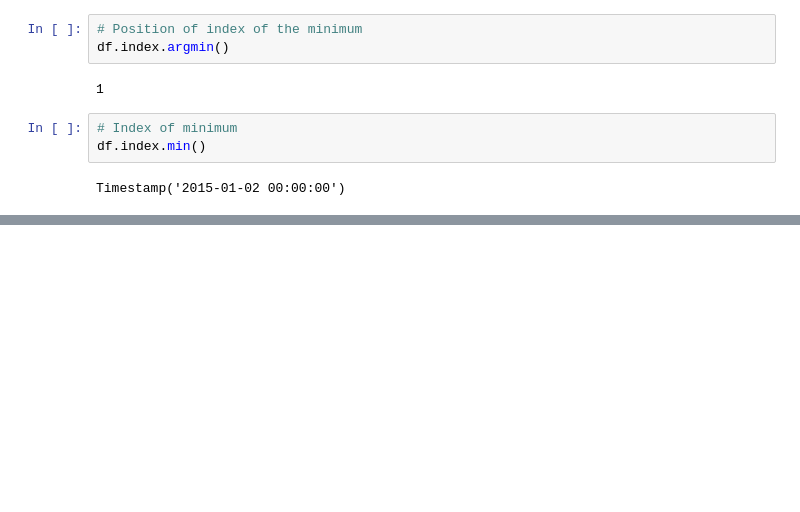
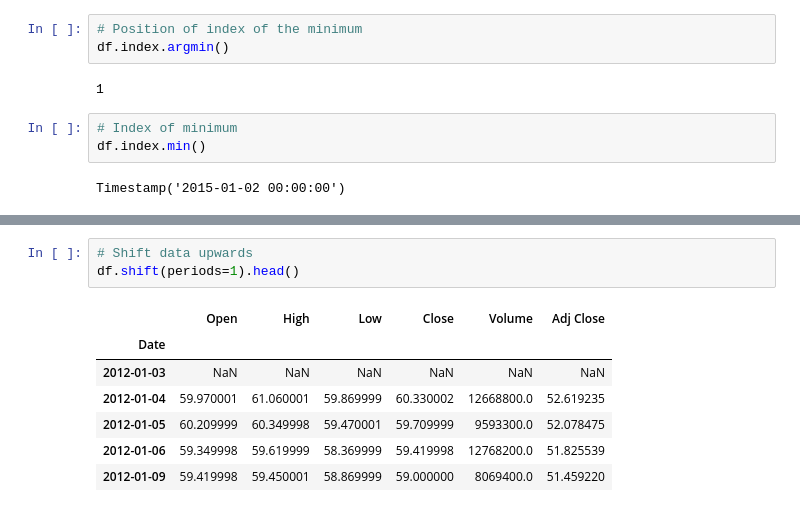
Before and after one commit to rmanaem/py4datasci, a Jupyter notebook: notebooks/time series with pandas.ipynb, the cells around one changed output, grey strips where cells are left out. Drawn from its saved outputs; the diff is of its cells as text; blank space fills up the shorter version.

```diff
--- a/notebooks/time series with pandas.ipynb
+++ b/notebooks/time series with pandas.ipynb
@@ -188,0 +201,11 @@ df['Close'].resample('Q').mean().plot(kind='bar', figsize=(10,4))
+# %%
+# Shift data upwards
+df.shift(periods=1).head()
+# %% [output]
+|  | Open | High | Low | Close | Volume | Adj Close |
+| Date |  |  |  |  |  |  |
+| 2012-01-03 | NaN | NaN | NaN | NaN | NaN | NaN |
+| 2012-01-04 | 59.970001 | 61.060001 | 59.869999 | 60.330002 | 12668800.0 | 52.619235 |
+| 2012-01-05 | 60.209999 | 60.349998 | 59.470001 | 59.709999 | 9593300.0 | 52.078475 |
+| 2012-01-06 | 59.349998 | 59.619999 | 58.369999 | 59.419998 | 12768200.0 | 51.825539 |
+| 2012-01-09 | 59.419998 | 59.450001 | 58.869999 | 59.000000 | 8069400.0 | 51.459220 |
```
Also changed, not shown: parts of 22 cells of this notebook.
